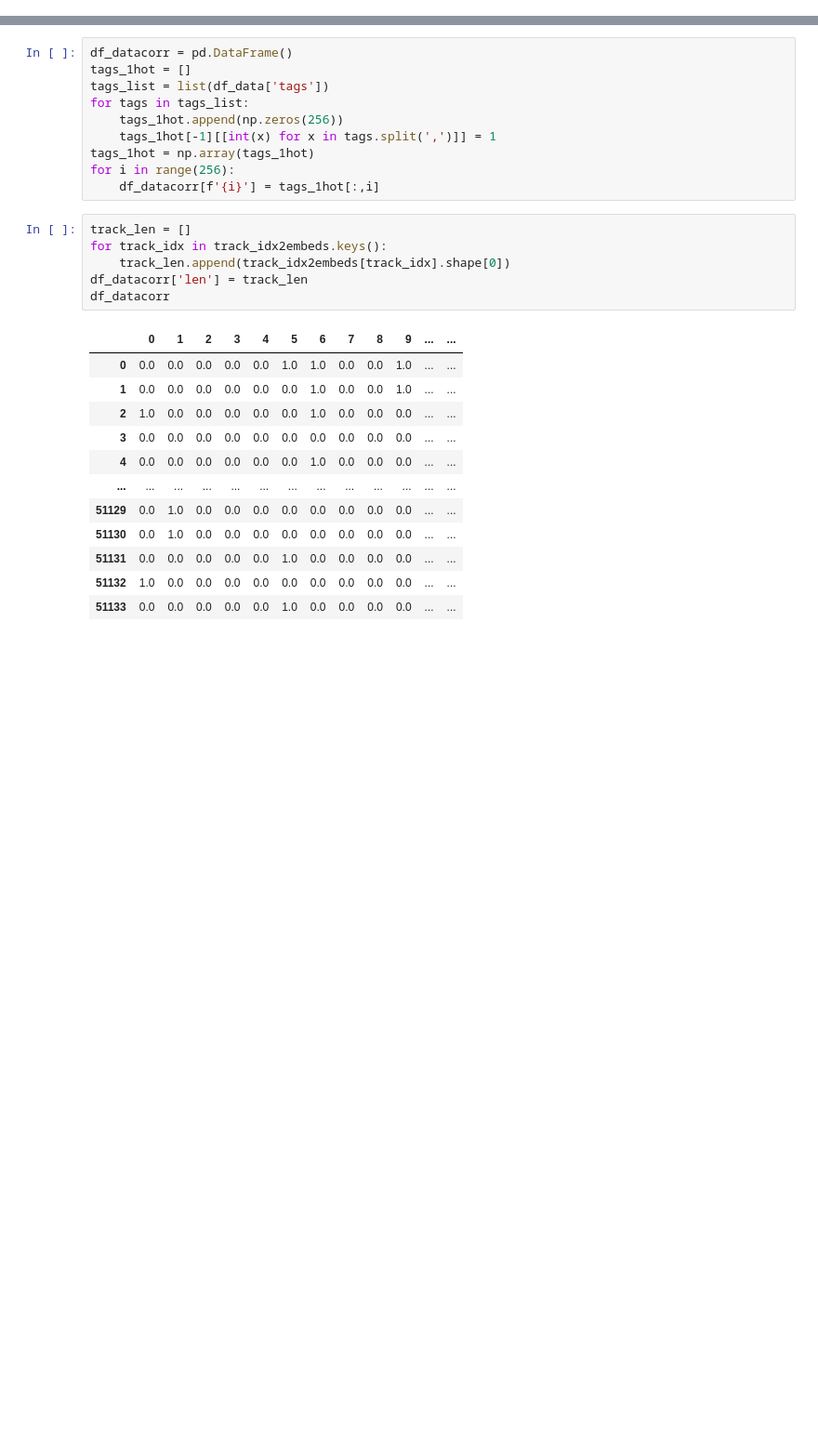
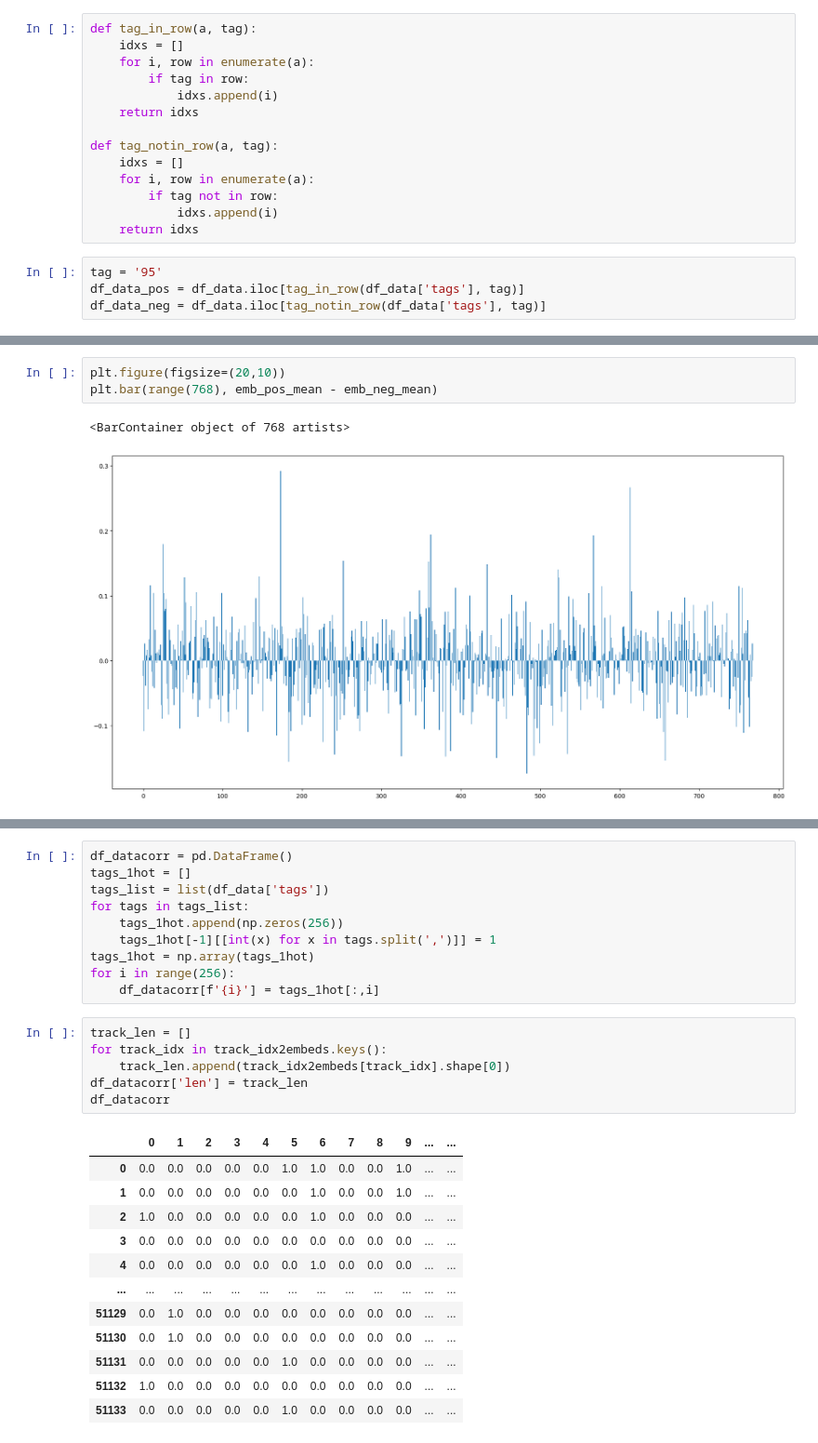
Before and after one commit to ChemrovKirill/YandexCup2023_ML_RecSys, a Jupyter notebook: data_analysis.ipynb, the cells around one changed output, grey strips where cells are left out. Shown at 93% size. Drawn from its saved outputs; the diff is of its cells as text; blank space fills up the shorter version.

```diff
--- a/data_analysis.ipynb
+++ b/data_analysis.ipynb
@@ -23,3 +25,21 @@ for track_idx in tqdm(df_data['track']):
 print(len(track_idx2embeds))
 # %% [output]
 51134
+# %%
+def tag_in_row(a, tag):
+    idxs = []
+    for i, row in enumerate(a):
+        if tag in row:
+            idxs.append(i)
+    return idxs
+
+def tag_notin_row(a, tag):
+    idxs = []
+    for i, row in enumerate(a):
+        if tag not in row:
+            idxs.append(i)
+    return idxs
+# %%
+tag = '95'
+df_data_pos = df_data.iloc[tag_in_row(df_data['tags'], tag)]
+df_data_neg = df_data.iloc[tag_notin_row(df_data['tags'], tag)]
@@ -25,0 +62,6 @@ print(len(track_idx2embeds))
+# %%
+plt.figure(figsize=(20,10))
+plt.bar(range(768), emb_pos_mean - emb_neg_mean)
+# %% [output]
+<BarContainer object of 768 artists>
+[figure, added]
```
Also changed, not shown: parts of 8 cells of this notebook, 19 other files.
